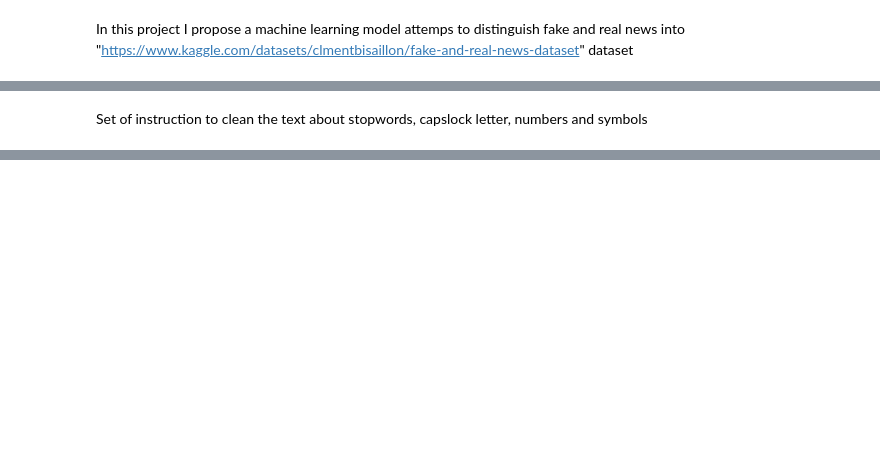
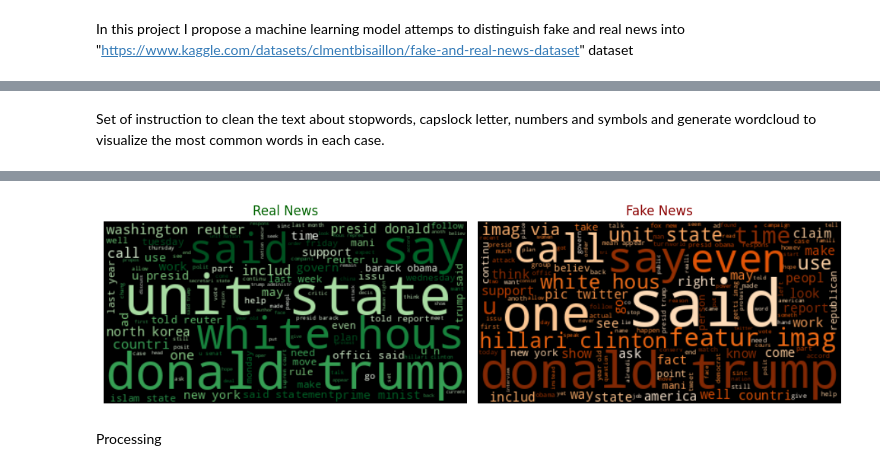
Before and after one commit to mazzette97/Fake-and-real-news-detection-ML, a Jupyter notebook: Fake_and_real_news_detect.ipynb, the cells around one changed output, grey strips where cells are left out. Drawn from its saved outputs; the diff is of its cells as text; code cells hidden in the pictures; blank space fills up the shorter version.

```diff
--- a/Fake_and_real_news_detect.ipynb
+++ b/Fake_and_real_news_detect.ipynb
@@ -17,12 +109,15 @@ from sklearn.metrics import accuracy_score, confusion_matrix
 # %% [markdown]
-Set of instruction to clean the text about stopwords, capslock letter, numbers and symbols
+Set of instruction to clean the text about stopwords, capslock letter, numbers and symbols and generate wordcloud to visualize the most common words in each case.
 # %%
 import nltk
-from nltk.corpus import stopwords  # Stopwords (parole comuni da rimuovere)
+import re  # Regular expressions
+from nltk.corpus import stopwords  # Stopwords (common words not useful for analysis)
 from nltk.stem.porter import PorterStemmer  # Stemming to remove stopwords
-nltk.download('stopwords')  #download a dataset of stopwords "just to be safe to remove all correctly" controllare quest'ultima cosa
+import matplotlib.pyplot as plt
 
-stemmer = PorterStemmer() #initialize stemmer
+nltk.download('stopwords')  # Download a dataset of stopwords "just to be safe to remove all correctly" controllare quest'ultima cosa
+
+stemmer = PorterStemmer() # Initialize stemmer
 stop_words = set(stopwords.words('english'))
 
 def preprocess_text(text):
@@ -31,3 +126,38 @@ def preprocess_text(text):
     words = text.split()  # Divide the text into a set of words
     words = [stemmer.stem(word) for word in words if word not in stop_words]  # Remove stopwords and make stemming
     return ' '.join(words)
+
+news_data['stopword_less_text'] = news_data['text'].apply(preprocess_text)
+
+from wordcloud import WordCloud
+
+# Get true and false news, filtering out empty processed text
+TRUE_words = news_data[(news_data['label']=='REAL') & (news_data['stopword_less_text'].str.strip() != '')]['stopword_less_text']
+FAKE_words = news_data[(news_data['label']=='FAKE') & (news_data['stopword_less_text'].str.strip() != '')]['stopword_less_text']
+
+
+# Create word clouds for positive and negative reviews
+# Check if there are words to generate word clouds before proceeding
+if len(TRUE_words) > 0:
+  true_wordcloud = WordCloud(colormap='Greens').generate(' '.join(TRUE_words))
+  # Plot word clouds
+  plt.figure(figsize=(10, 5))
+  plt.subplot(1, 2, 1)
+  plt.imshow(true_wordcloud, interpolation='bilinear')
+  plt.title('Real News', color='darkgreen')
+  plt.axis('off')
+else:
+  print("There aren't enough words to generate REAL news wordscloud.")
+
+if len(FAKE_words) > 0:
+  fake_wordcloud = WordCloud(colormap='Oranges').generate(' '.join(FAKE_words))
+  plt.subplot(1, 2, 2)
+  plt.imshow(fake_wordcloud, interpolation='bilinear')
+  plt.title('Fake News', color='darkred')
+  plt.axis('off')
+else:
+    print("There aren't enough words to generate FAKE news wordscloud.")
+
+plt.tight_layout()
+plt.show()
+# %% [output]
@@ -33,0 +166,3 @@ def preprocess_text(text):
+[figure, added]
+# %% [markdown]
+Processing
```
Also changed, not shown: parts of 7 cells of this notebook.
